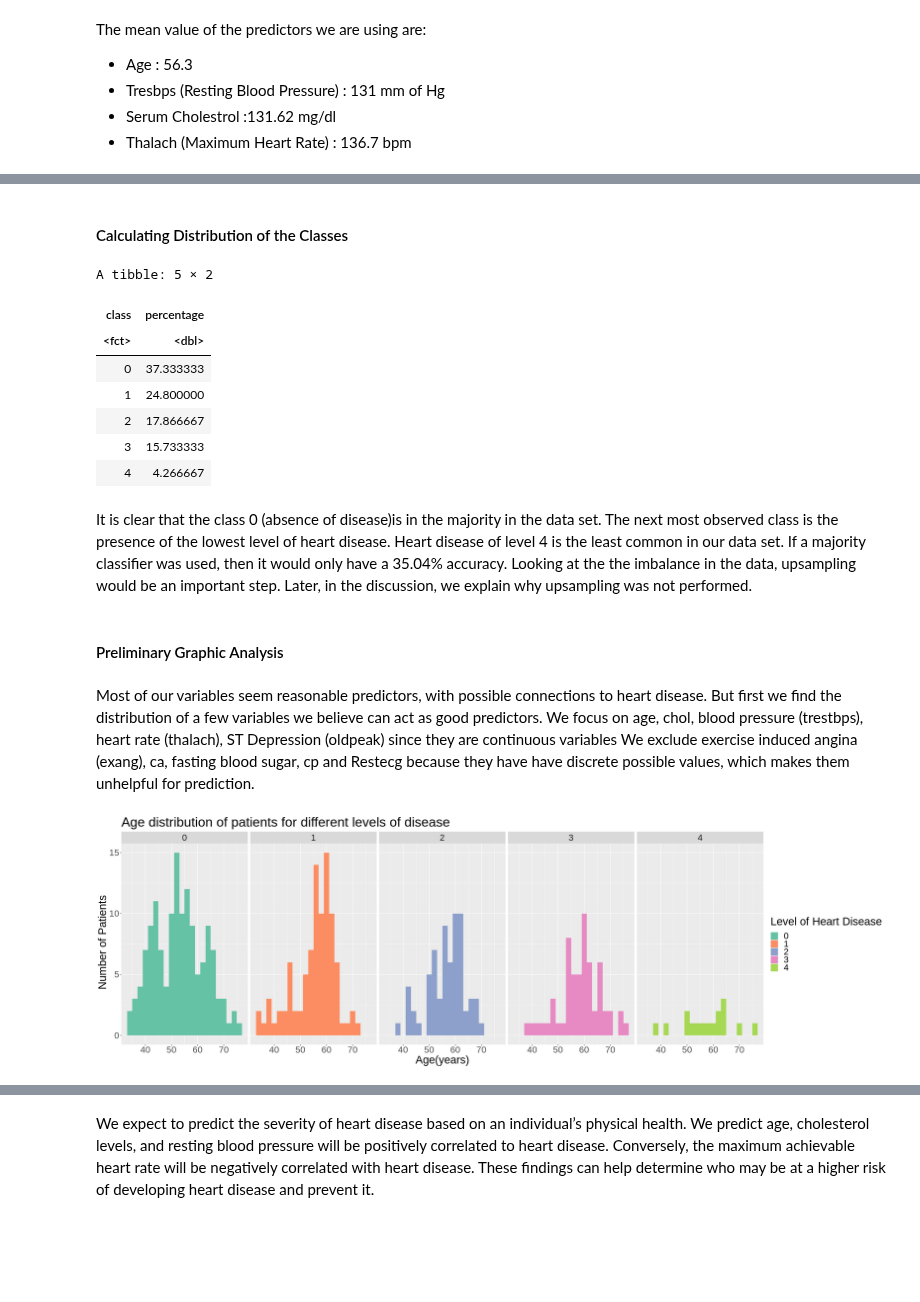
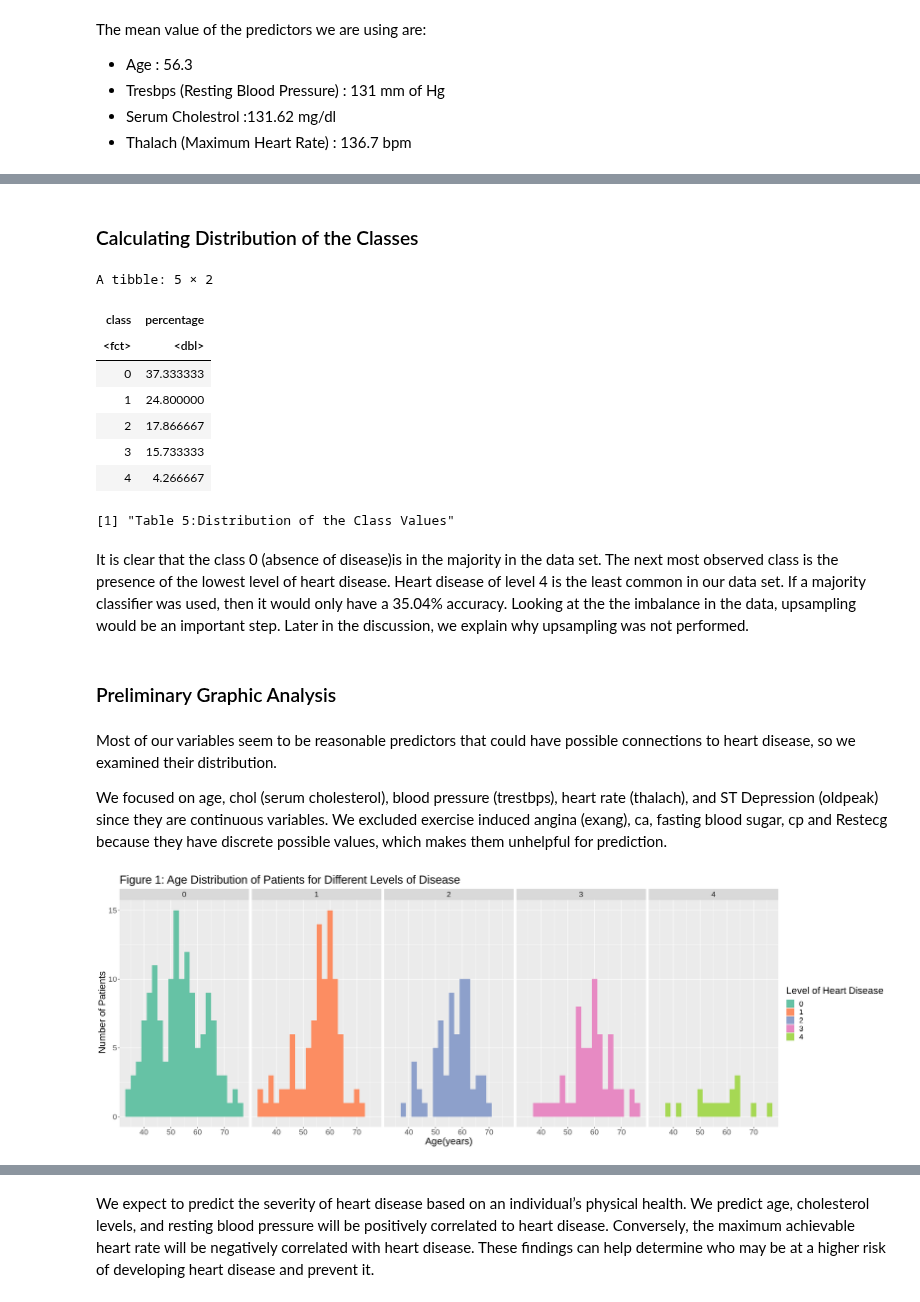
Before and after one commit to sachit-sharma/dsci-100-group-project-group53, a Jupyter notebook: project_report.ipynb, the cells around one changed output, grey strips where cells are left out. Drawn from its saved outputs; the diff is of its cells as text; code cells hidden in the pictures; blank space fills up the shorter version.

Commit message:
some adjustments, added figure/table numbers and steps in methods

```diff
--- a/project_report.ipynb
+++ b/project_report.ipynb
@@ -160,13 +173,14 @@ A tibble: 1 × 5
 # %% [markdown]
-#### Calculating Distribution of the Classes
+### Calculating Distribution of the Classes
 # %%
-
 #Calculating the distribution of classes
 
 class_pct <- heart_disease_train |>
              group_by(class) |>
              summarize(percentage = n()*100/nrow(heart_disease_train))
+
 class_pct
+print("Table 5:Distribution of the Class Values")
 # %% [output]
 A tibble: 5 × 2
 | class | percentage |
@@ -176,24 +190,27 @@ A tibble: 5 × 2
 | 2 | 17.866667 |
 | 3 | 15.733333 |
 | 4 | 4.266667 |
+[1] "Table 5:Distribution of the Class Values"
 # %% [markdown]
 
-It is clear that the class 0 (absence of disease)is in the majority in the data set. The next most observed class is the presence of the lowest level of heart disease. Heart disease of level  4 is the least common in our data set. If a majority classifier was used, then it would only have a 35.04% accuracy. Looking at the the imbalance in the data, upsampling would be an important step. Later, in the discussion, we explain why upsampling was not performed.
+It is clear that the class 0 (absence of disease)is in the majority in the data set. The next most observed class is the presence of the lowest level of heart disease. Heart disease of level  4 is the least common in our data set. If a majority classifier was used, then it would only have a 35.04% accuracy. Looking at the the imbalance in the data, upsampling would be an important step. Later in the discussion, we explain why upsampling was not performed.
 # %% [markdown]
-#### Preliminary Graphic Analysis ####
+### Preliminary Graphic Analysis
 # %% [markdown]
-Most of our variables seem reasonable predictors, with possible connections to heart disease. But first we find the distribution of a few variables we believe can act as good predictors. We focus on age, chol, blood pressure (trestbps), heart rate (thalach), ST Depression (oldpeak) since they are continuous variables We exclude exercise induced angina (exang), ca, fasting blood sugar, cp and Restecg because they have have discrete possible values, which makes them unhelpful for prediction.
+Most of our variables seem to be reasonable predictors that could have possible connections to heart disease, so we examined their distribution.
+
+We focused on age, chol (serum cholesterol), blood pressure (trestbps), heart rate (thalach), and ST Depression (oldpeak) since they are continuous variables. We excluded exercise induced angina (exang), ca, fasting blood sugar, cp and Restecg because they have discrete possible values, which makes them unhelpful for prediction.
 # %%
-options(repr.plot.width = 25, repr.plot.height = 8)
+options(repr.plot.width = 23, repr.plot.height = 8)
 
 age_hist <- ggplot(heart_disease_train,  aes(x = age, fill = class))  +
              geom_histogram(binwidth = 2) +
              labs(x = "Age(years)",  y = " Number of Patients", fill = "Level of Heart Disease") +
              facet_grid(cols = vars(class)) +
              scale_fill_brewer(palette = "Set2") +
-             ggtitle("Age distribution of patients for different levels of disease" ) +
-             theme(text = element_text(size = 25))
+             ggtitle("Figure 1: Age Distribution of Patients for Different Levels of Disease" ) +
+             theme(text = element_text(size = 20))
 age_hist
 # %% [output]
-[figure, old version]
+[figure, new version]
 # %% [markdown]
```
Also changed, not shown: parts of 57 cells of this notebook.
